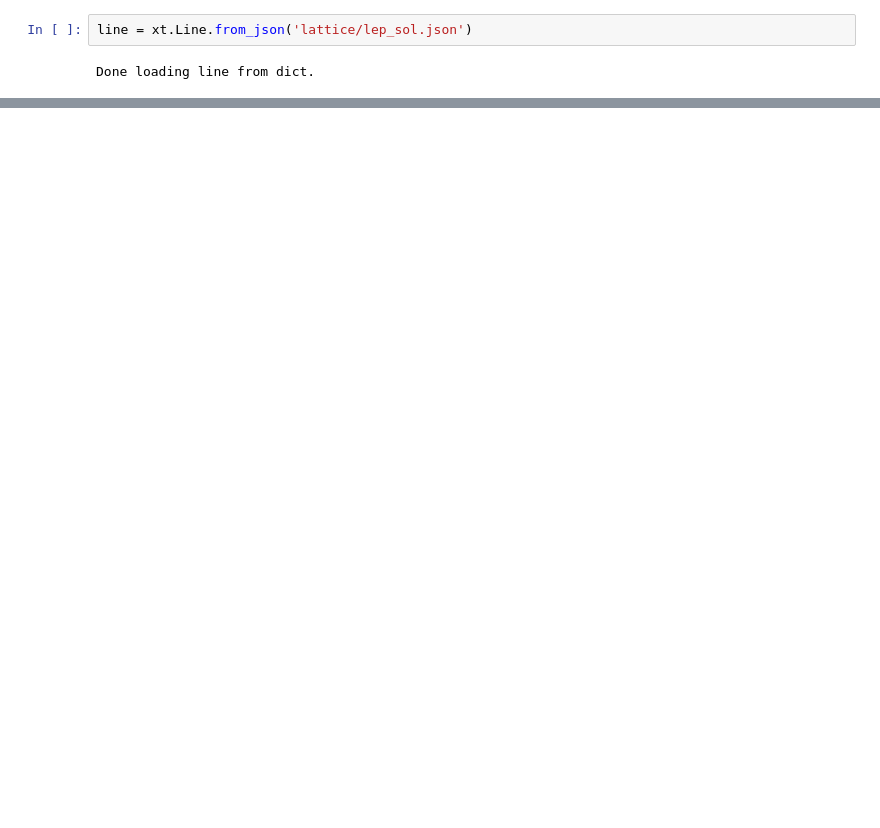
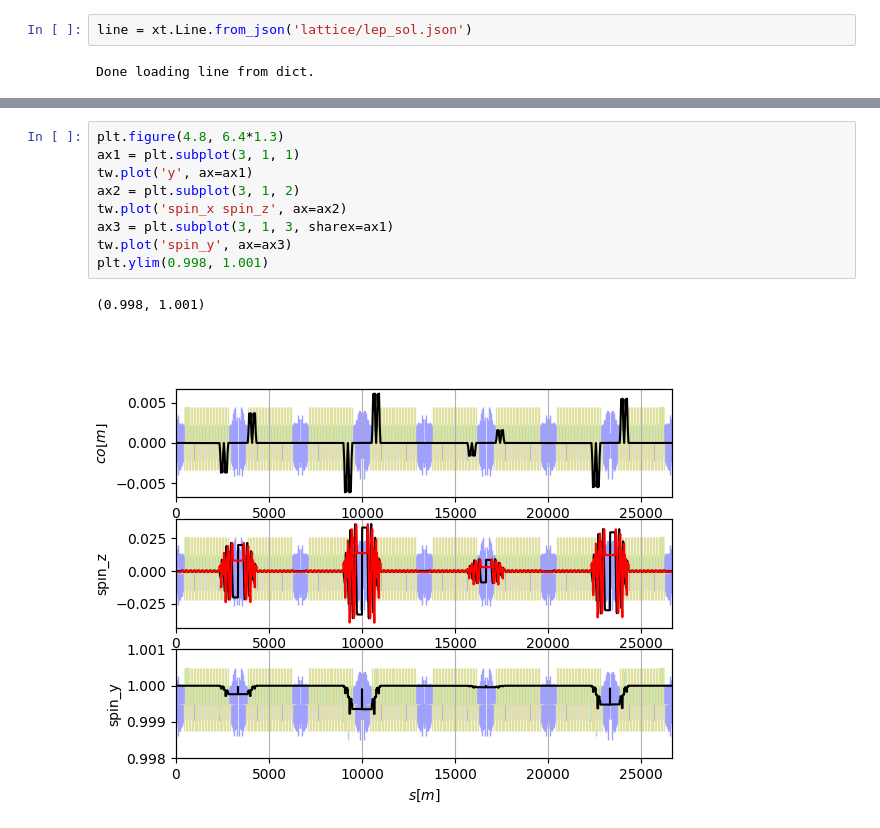
Before and after one commit to xsuite/tutorial_spin, a Jupyter notebook: notebook_spin_twiss.ipynb, the cells around one changed output, grey strips where cells are left out. Drawn from its saved outputs; the diff is of its cells as text; blank space fills up the shorter version.

```diff
--- a/notebook_spin_twiss.ipynb
+++ b/notebook_spin_twiss.ipynb
@@ -41 +66,13 @@ tw4 = tw.rows['ip4':'ip5']
+# %%
+plt.figure(4.8, 6.4*1.3)
+ax1 = plt.subplot(3, 1, 1)
+tw.plot('y', ax=ax1)
+ax2 = plt.subplot(3, 1, 2)
+tw.plot('spin_x spin_z', ax=ax2)
+ax3 = plt.subplot(3, 1, 3, sharex=ax1)
+tw.plot('spin_y', ax=ax3)
+plt.ylim(0.998, 1.001)
+# %% [output]
+(0.998, 1.001)
+[figure, added]
 # %%
```
Also changed, not shown: parts of 21 cells of this notebook.
